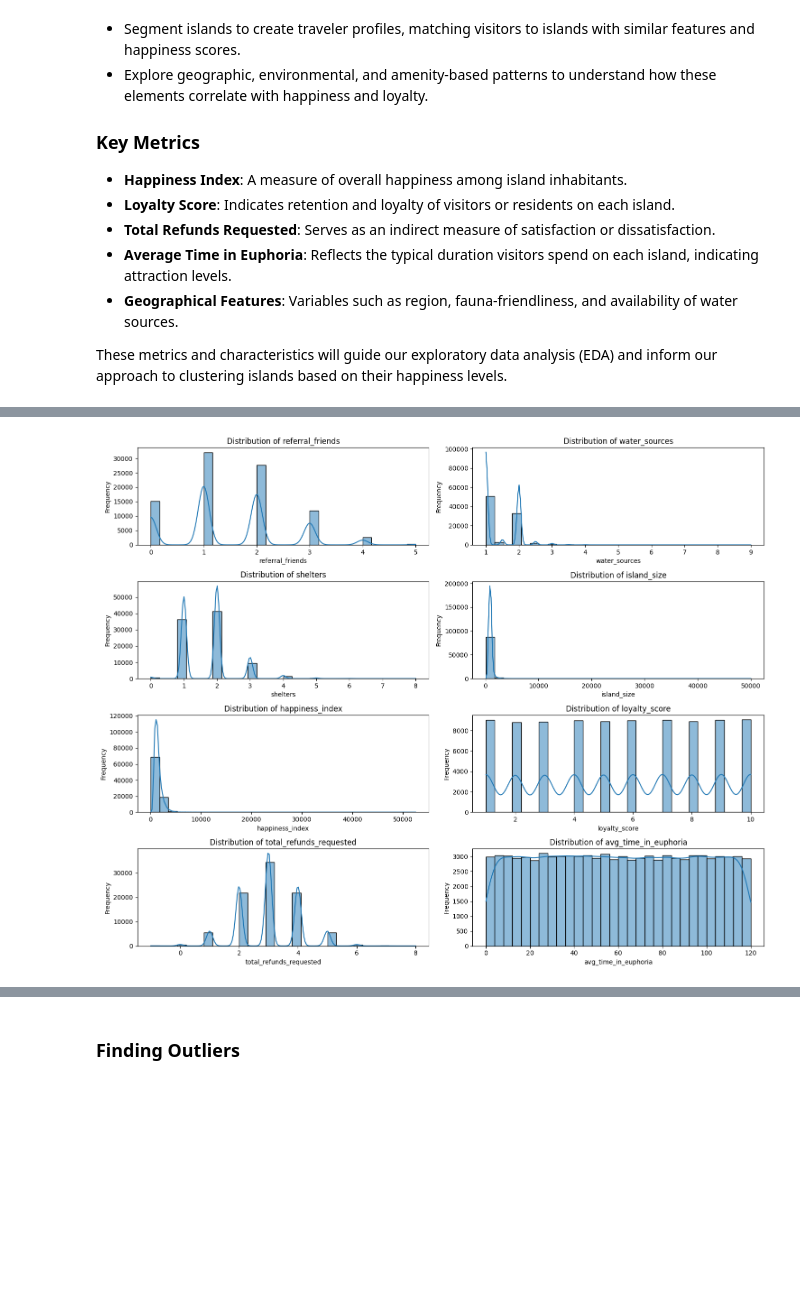
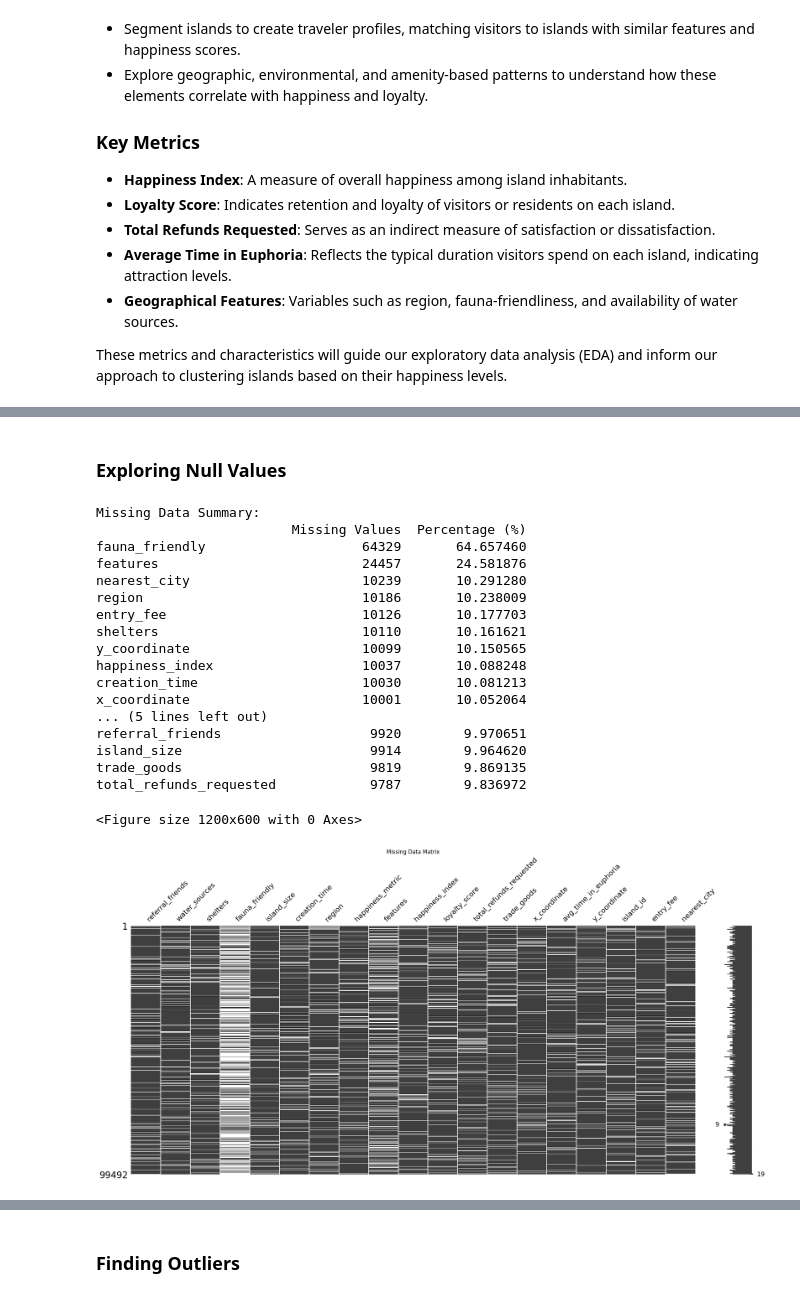
Before and after one commit to Matteo115/Euphoria-299661, a Jupyter notebook: new_main.ipynb, the cells around one changed output, grey strips where cells are left out. Saved outputs shown, nothing was run; the diff lists cells and outputs as text; code cells hidden in the pictures; blank space fills up the shorter version.

```diff
--- a/new_main.ipynb
+++ b/new_main.ipynb
@@ -145,19 +63,47 @@ plt.show()
-# %%
-# Plot distributions of key numeric variables
-numeric_columns = ['referral_friends', 'water_sources', 'shelters', 'island_size',
-                   'happiness_index', 'loyalty_score', 'total_refunds_requested',
-                   'avg_time_in_euphoria']
-
-# Create subplots for distribution plots
-plt.figure(figsize=(15, 12))
-for i, col in enumerate(numeric_columns, 1):
-    plt.subplot(4, 2, i)
-    sns.histplot(euphoria_data[col], kde=True, bins=30)
-    plt.title(f'Distribution of {col}')
-    plt.xlabel(col)
-    plt.ylabel('Frequency')
-
-plt.tight_layout()
-plt.show()
-# %% [output]
-[figure, removed]
+# %% [markdown]
+### Exploring Null Values
+# %%
+import matplotlib.pyplot as plt
+
+# Calculate missing values and percentages
+missing_values_count = euphoria_data.isnull().sum()
+missing_percentage = (missing_values_count / len(euphoria_data)) * 100
+
+# Combine into a dataframe
+missing_data_summary = pd.DataFrame({
+    "Missing Values": missing_values_count,
+    "Percentage (%)": missing_percentage
+}).sort_values(by="Missing Values", ascending=False)
+
+# Display the dataframe
+print("\nMissing Data Summary:")
+print(missing_data_summary)
+
+# Visualize missing data
+import missingno as msno
+
+# Missing data matrix
+plt.figure(figsize=(12, 6))
+msno.matrix(euphoria_data)
+plt.title("Missing Data Matrix")
+plt.show()
+# %% [output]
+Missing Data Summary:
+                         Missing Values  Percentage (%)
+fauna_friendly                    64329       64.657460
+features                          24457       24.581876
+nearest_city                      10239       10.291280
+region                            10186       10.238009
+entry_fee                         10126       10.177703
+shelters                          10110       10.161621
+y_coordinate                      10099       10.150565
+happiness_index                   10037       10.088248
+creation_time                     10030       10.081213
+x_coordinate                      10001       10.052064
+... (5 lines left out)
+referral_friends                   9920        9.970651
+island_size                        9914        9.964620
+trade_goods                        9819        9.869135
+total_refunds_requested            9787        9.836972
+<Figure size 1200x600 with 0 Axes>
+[figure, added]
```
Also changed, not shown: parts of 49 cells of this notebook, 6 other files.
